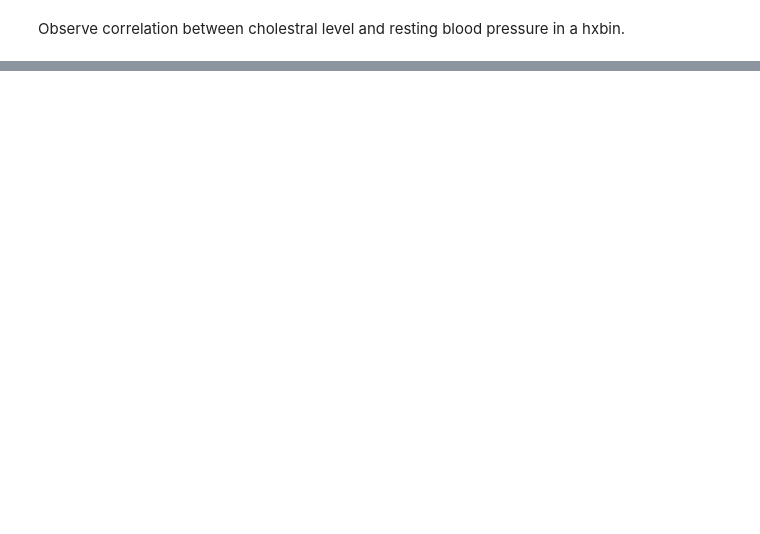
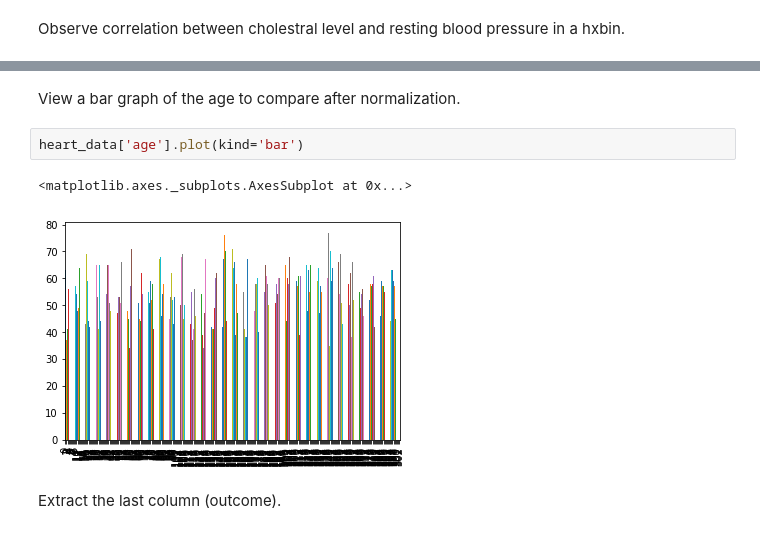
Before and after one commit to emilyallison18/heart_project, a Jupyter notebook: Heart_Data_Analysis_Notebook.ipynb, the cells around one changed output, grey strips where cells are left out. Saved outputs shown, nothing was run; the diff lists cells and outputs as text; blank space fills up the shorter version.

```diff
--- a/Heart_Data_Analysis_Notebook.ipynb
+++ b/Heart_Data_Analysis_Notebook.ipynb
@@ -411,0 +308,9 @@ LogisticRegression(C=1.0, class_weight=None, dual=False, fit_intercept=True,
+# %% [markdown]
+View a bar graph of the age to compare after normalization.
+# %%
+heart_data['age'].plot(kind='bar')
+# %% [output]
+<matplotlib.axes._subplots.AxesSubplot at 0x...>
+[figure, added]
+# %% [markdown]
+Extract the last column (outcome).
```
Also changed, not shown: parts of 87 cells of this notebook.
